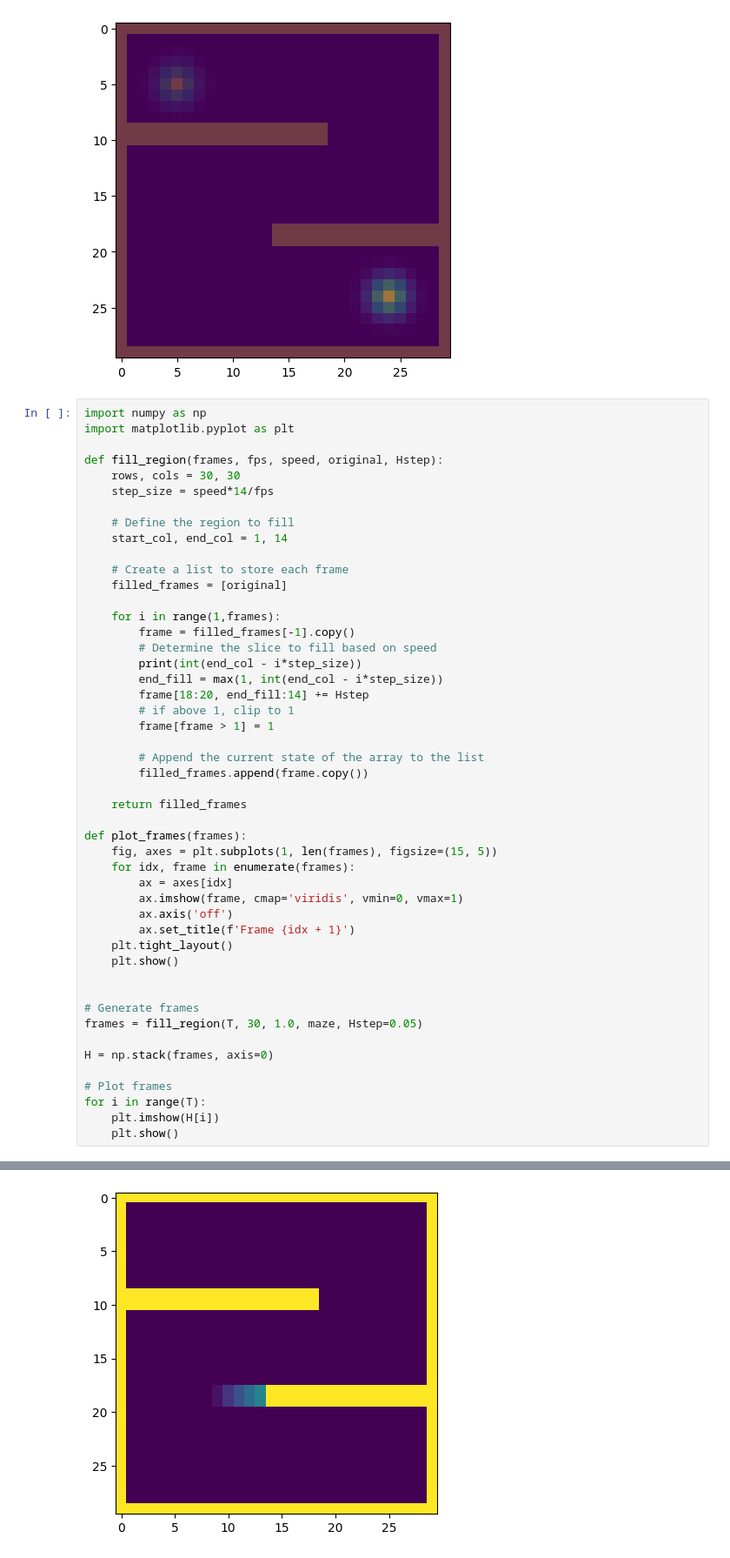
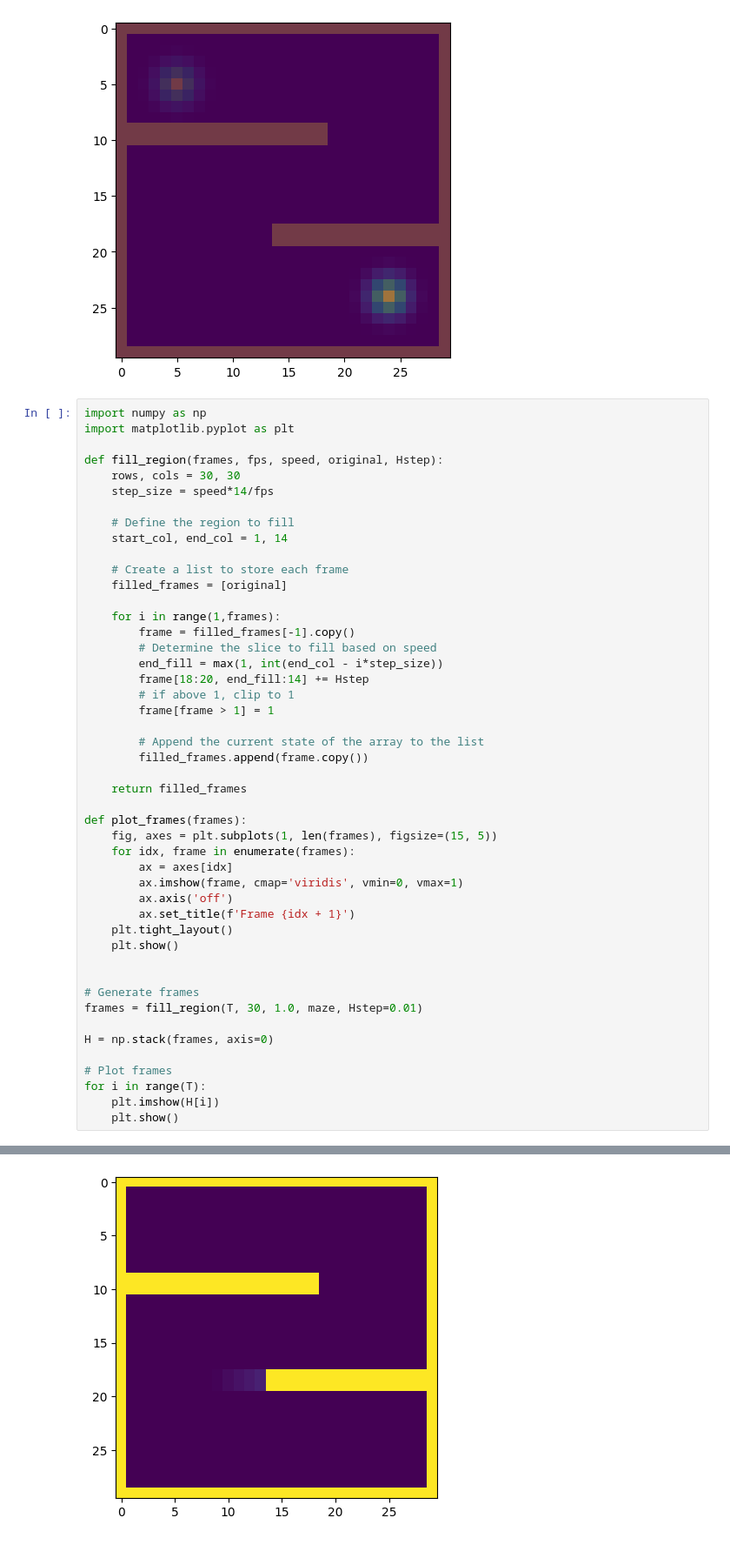
Before and after one commit to mao1756/pdot, a Jupyter notebook: exploratory/wfr_proximal_test.ipynb, the cells around one changed output, grey strips where cells are left out. Shown at 87% size. Cells and saved outputs as stored; diff of their text form.

```diff
--- a/exploratory/wfr_proximal_test.ipynb
+++ b/exploratory/wfr_proximal_test.ipynb
@@ -681,7 +681,6 @@ def fill_region(frames, fps, speed, original, Hstep):
     for i in range(1,frames):
         frame = filled_frames[-1].copy()
         # Determine the slice to fill based on speed
-        print(int(end_col - i*step_size))
         end_fill = max(1, int(end_col - i*step_size))
         frame[18:20, end_fill:14] += Hstep
         # if above 1, clip to 1
@@ -704,7 +703,7 @@ def plot_frames(frames):
 
 
 # Generate frames
-frames = fill_region(T, 30, 1.0, maze, Hstep=0.05)
+frames = fill_region(T, 30, 1.0, maze, Hstep=0.01)
 
 H = np.stack(frames, axis=0)
 
@@ -742 +724 @@ for i in range(T):
-[figure, old version]
+[figure, new version]
```
Also changed, not shown: parts of 5 cells of this notebook.
